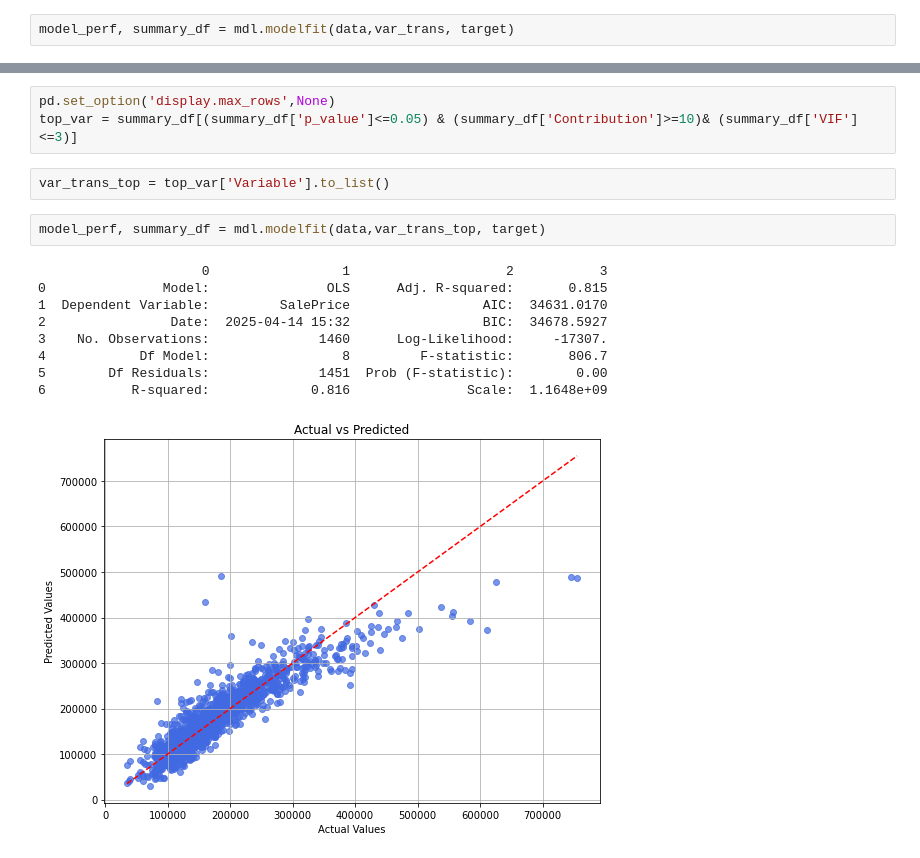
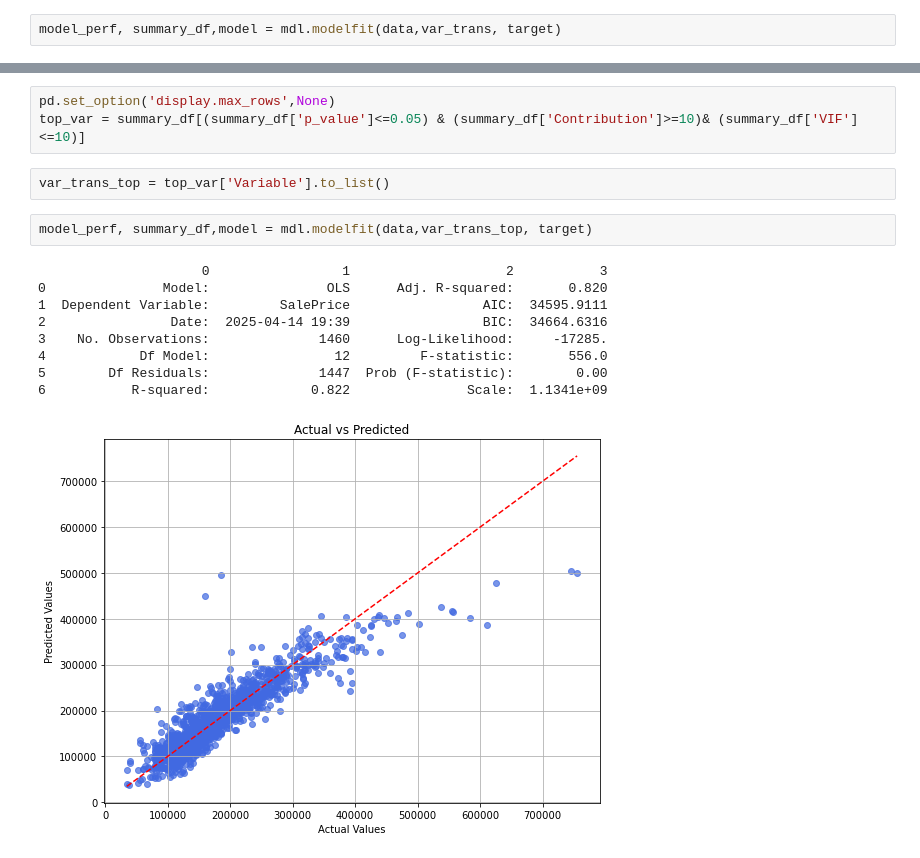
Before and after one commit to Singh-Sandeep-R/Linear_regression_demo, a Jupyter notebook: transf_modelfit/1.linear_regression.ipynb, the cells around one changed output, grey strips where cells are left out. Cells and saved outputs as stored; diff of their text form.

```diff
--- a/linear_regression.ipynb
+++ b/transf_modelfit/1.linear_regression.ipynb
@@ -39,7 +47,7 @@ Data columns (total 65 columns):
 dtypes: float64(16), int64(49)
 memory usage: 741.5 KB
 # %%
-model_perf, summary_df = mdl.modelfit(data,var_trans, target)
+model_perf, summary_df,model = mdl.modelfit(data,var_trans, target)
 # %% [output]
                      0                 1                    2           3
 0               Model:               OLS      Adj. R-squared:       0.863
@@ -72,21 +80,21 @@ summary_df
 | 65 | MasVnrType_Stone | 4385.663116 | 8553.969378 | 0.512705 | 6.082389e-01 | -12394.378134 | 21165.704366 | 2.907431e-01 | 1275.101161 | ... |
 # %%
 pd.set_option('display.max_rows',None)
-top_var = summary_df[(summary_df['p_value']<=0.05) & (summary_df['Contribution']>=10)& (summary_df['VIF']<=3)]
+top_var = summary_df[(summary_df['p_value']<=0.05) & (summary_df['Contribution']>=10)& (summary_df['VIF']<=10)]
 # %%
 var_trans_top = top_var['Variable'].to_list()
 # %%
-model_perf, summary_df = mdl.modelfit(data,var_trans_top, target)
+model_perf, summary_df,model = mdl.modelfit(data,var_trans_top, target)
 # %% [output]
                      0                 1                    2           3
-0               Model:               OLS      Adj. R-squared:       0.815
-1  Dependent Variable:         SalePrice                 AIC:  34631.0170
-2                Date:  2025-04-14 15:32                 BIC:  34678.5927
-3    No. Observations:              1460      Log-Likelihood:     -17307.
-4            Df Model:                 8         F-statistic:       806.7
-5        Df Residuals:              1451  Prob (F-statistic):        0.00
-6           R-squared:             0.816               Scale:  1.1648e+09
+0               Model:               OLS      Adj. R-squared:       0.820
+1  Dependent Variable:         SalePrice                 AIC:  34595.9111
+2                Date:  2025-04-14 19:39                 BIC:  34664.6316
+3    No. Observations:              1460      Log-Likelihood:     -17285.
+4            Df Model:                12         F-statistic:       556.0
+5        Df Residuals:              1447  Prob (F-statistic):        0.00
+6           R-squared:             0.822               Scale:  1.1341e+09
-[figure, old version]
+[figure, new version]
 # %%
 summary_df
 # %% [output]
```
Also changed, not shown: parts of 10 cells of this notebook, 3 other files.
